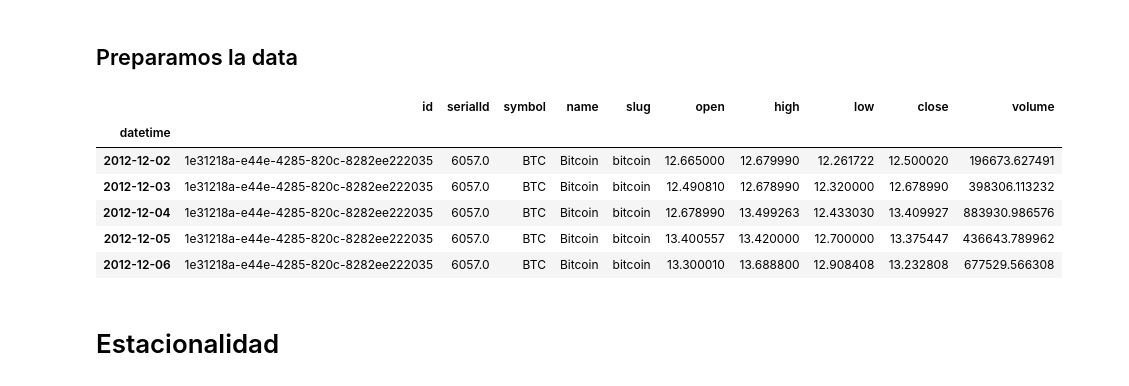
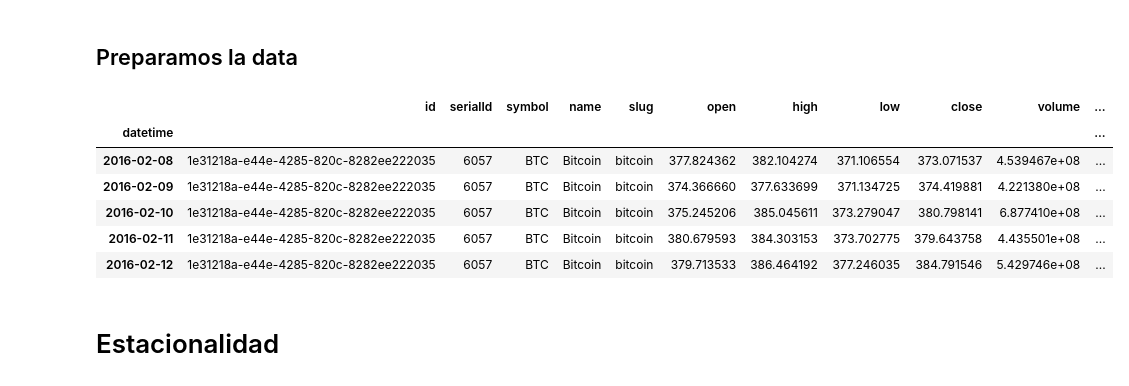
Before and after one commit to LuisFelipePoma/Crypto_App, a Jupyter notebook: src/notebooks/crispdm_model/3_model.ipynb, the cells around one changed output. Cells and saved outputs as stored; diff of their text form; code cells hidden in the pictures.

```diff
--- a/src/notebooks/crispdm_model/3_model.ipynb
+++ b/src/notebooks/crispdm_model/3_model.ipynb
@@ -19,18 +21,19 @@ def get_series_by_coin(coin: str, df: pd.DataFrame):
     new_df = df.where(df["name"] == coin).dropna()
     return new_df
 # %%
-df_bitcoin = get_series_by_coin("Bitcoin",dataset)
+# df_bitcoin = get_series_by_coin("Bitcoin",dataset)
+df_bitcoin = pd.read_json("./datasets/bitcoin.json")
 df_bitcoin.set_index("datetime", inplace=True)
 df_bitcoin = df_bitcoin.sort_index()
 df_bitcoin.head(5)
 # %% [output]
-|  | id | serialId | symbol | name | slug | open | high | low | close | volume |
-| datetime |  |  |  |  |  |  |  |  |  |  |
-| 2012-12-02 | 1e31218a-e44e-4285-820c-8282ee222035 | 6057.0 | BTC | Bitcoin | bitcoin | 12.665000 | 12.679990 | 12.261722 | 12.500020 | 196673.627491 |
-| 2012-12-03 | 1e31218a-e44e-4285-820c-8282ee222035 | 6057.0 | BTC | Bitcoin | bitcoin | 12.490810 | 12.678990 | 12.320000 | 12.678990 | 398306.113232 |
-| 2012-12-04 | 1e31218a-e44e-4285-820c-8282ee222035 | 6057.0 | BTC | Bitcoin | bitcoin | 12.678990 | 13.499263 | 12.433030 | 13.409927 | 883930.986576 |
-| 2012-12-05 | 1e31218a-e44e-4285-820c-8282ee222035 | 6057.0 | BTC | Bitcoin | bitcoin | 13.400557 | 13.420000 | 12.700000 | 13.375447 | 436643.789962 |
-| 2012-12-06 | 1e31218a-e44e-4285-820c-8282ee222035 | 6057.0 | BTC | Bitcoin | bitcoin | 13.300010 | 13.688800 | 12.908408 | 13.232808 | 677529.566308 |
+|  | id | serialId | symbol | name | slug | open | high | low | close | volume | ... |
+| datetime |  |  |  |  |  |  |  |  |  |  | ... |
+| 2016-02-08 | 1e31218a-e44e-4285-820c-8282ee222035 | 6057 | BTC | Bitcoin | bitcoin | 377.824362 | 382.104274 | 371.106554 | 373.071537 | 4.539467e+08 | ... |
+| 2016-02-09 | 1e31218a-e44e-4285-820c-8282ee222035 | 6057 | BTC | Bitcoin | bitcoin | 374.366660 | 377.633699 | 371.134725 | 374.419881 | 4.221380e+08 | ... |
+| 2016-02-10 | 1e31218a-e44e-4285-820c-8282ee222035 | 6057 | BTC | Bitcoin | bitcoin | 375.245206 | 385.045611 | 373.279047 | 380.798141 | 6.877410e+08 | ... |
+| 2016-02-11 | 1e31218a-e44e-4285-820c-8282ee222035 | 6057 | BTC | Bitcoin | bitcoin | 380.679593 | 384.303153 | 373.702775 | 379.643758 | 4.435501e+08 | ... |
+| 2016-02-12 | 1e31218a-e44e-4285-820c-8282ee222035 | 6057 | BTC | Bitcoin | bitcoin | 379.713533 | 386.464192 | 377.246035 | 384.791546 | 5.429746e+08 | ... |
 # %% [markdown]
 # Estacionalidad
 # %%
```
Also changed, not shown: parts of 35 cells of this notebook, 6 other files.
